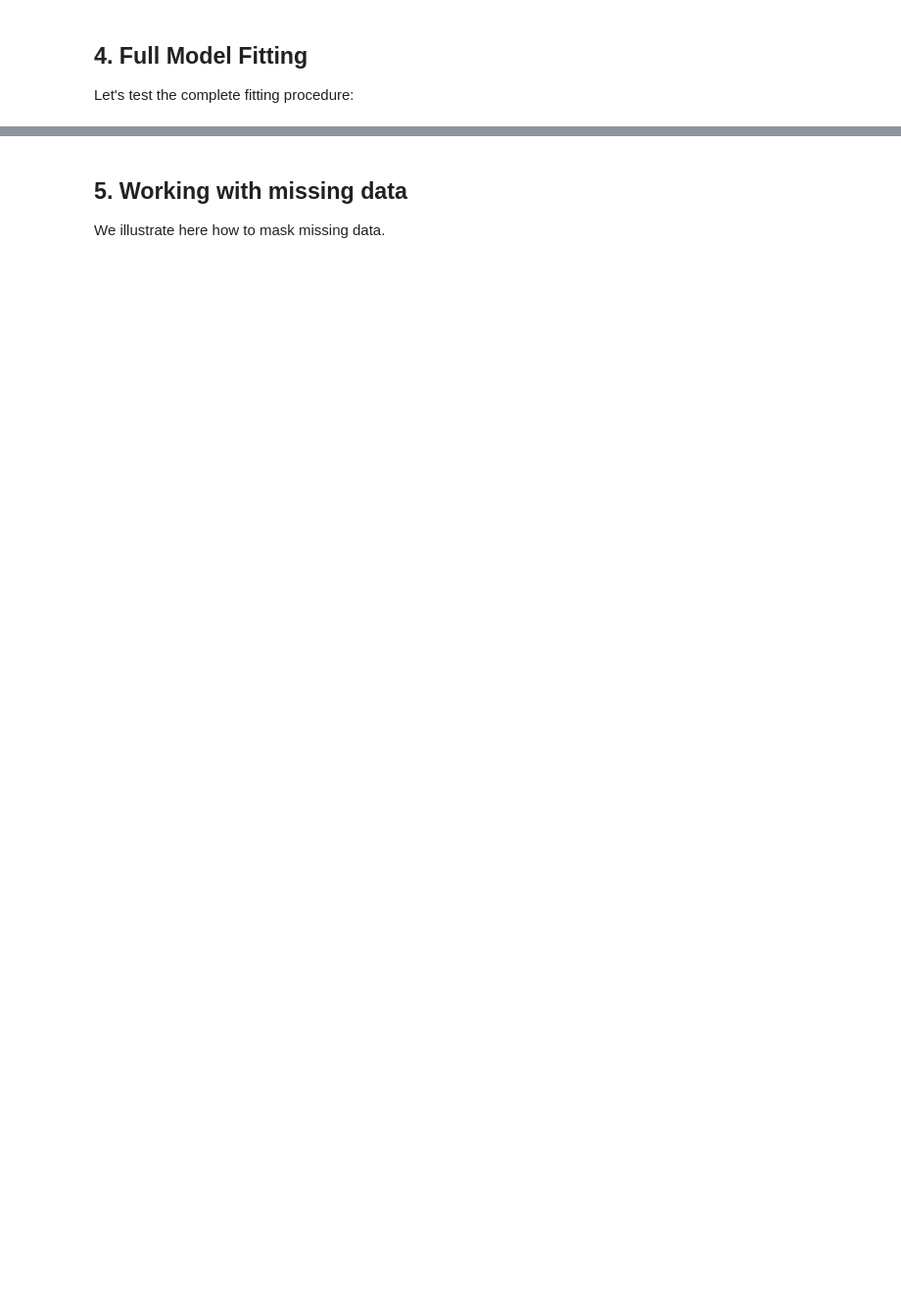
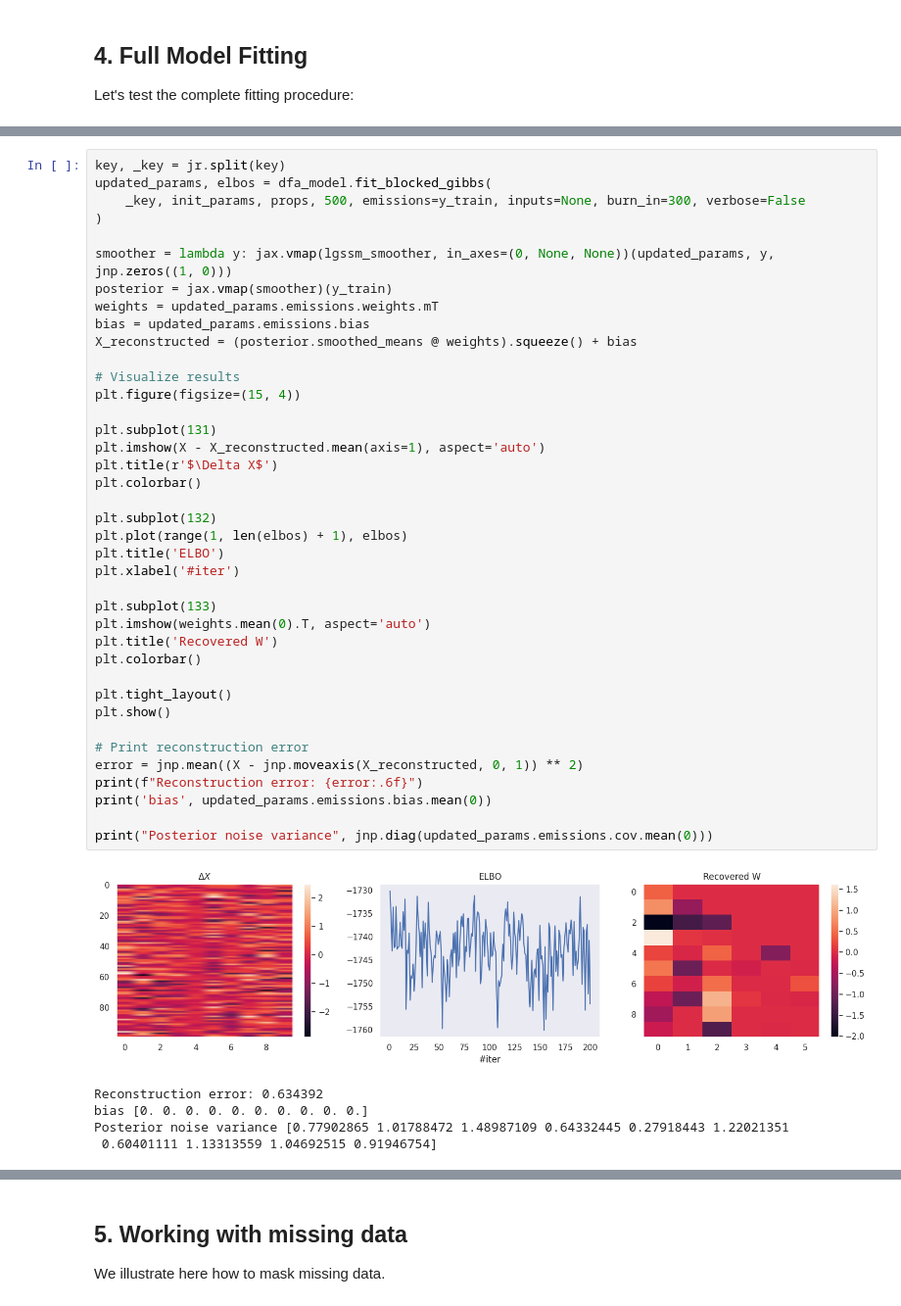
Before and after one commit to dimarkov/sppcax, a Jupyter notebook: examples/debug_factor_analysis.ipynb, the cells around one changed output, grey strips where cells are left out. Shown at 98% size. Drawn from its saved outputs; the diff is of its cells as text; blank space fills up the shorter version.

```diff
--- a/examples/debug_factor_analysis.ipynb
+++ b/examples/debug_factor_analysis.ipynb
@@ -413,0 +528,45 @@ Posterior noise precision [1.24872216 1.05418254 0.45437486 1.55271797 1.3278382
+# %%
+key, _key = jr.split(key)
+updated_params, elbos = dfa_model.fit_blocked_gibbs(
+    _key, init_params, props, 500, emissions=y_train, inputs=None, burn_in=300, verbose=False
+)
+
+smoother = lambda y: jax.vmap(lgssm_smoother, in_axes=(0, None, None))(updated_params, y, jnp.zeros((1, 0)))
+posterior = jax.vmap(smoother)(y_train)
+weights = updated_params.emissions.weights.mT
+bias = updated_params.emissions.bias
+X_reconstructed = (posterior.smoothed_means @ weights).squeeze() + bias
+
+# Visualize results
+plt.figure(figsize=(15, 4))
+
+plt.subplot(131)
+plt.imshow(X - X_reconstructed.mean(axis=1), aspect='auto')
+plt.title(r'$\Delta X$')
+plt.colorbar()
+
+plt.subplot(132)
+plt.plot(range(1, len(elbos) + 1), elbos)
+plt.title('ELBO')
+plt.xlabel('#iter')
+
+plt.subplot(133)
+plt.imshow(weights.mean(0).T, aspect='auto')
+plt.title('Recovered W')
+plt.colorbar()
+
+plt.tight_layout()
+plt.show()
+
+# Print reconstruction error
+error = jnp.mean((X - jnp.moveaxis(X_reconstructed, 0, 1)) ** 2)
+print(f"Reconstruction error: {error:.6f}")
+print('bias', updated_params.emissions.bias.mean(0))
+
+print("Posterior noise variance", jnp.diag(updated_params.emissions.cov.mean(0)))
+# %% [output]
+[figure, added]
+Reconstruction error: 0.634392
+bias [0. 0. 0. 0. 0. 0. 0. 0. 0. 0.]
+Posterior noise variance [0.77902865 1.01788472 1.48987109 0.64332445 0.27918443 1.22021351
+ 0.60401111 1.13313559 1.04692515 0.91946754]
```
Also changed, not shown: parts of 9 cells of this notebook, 12 other files.
